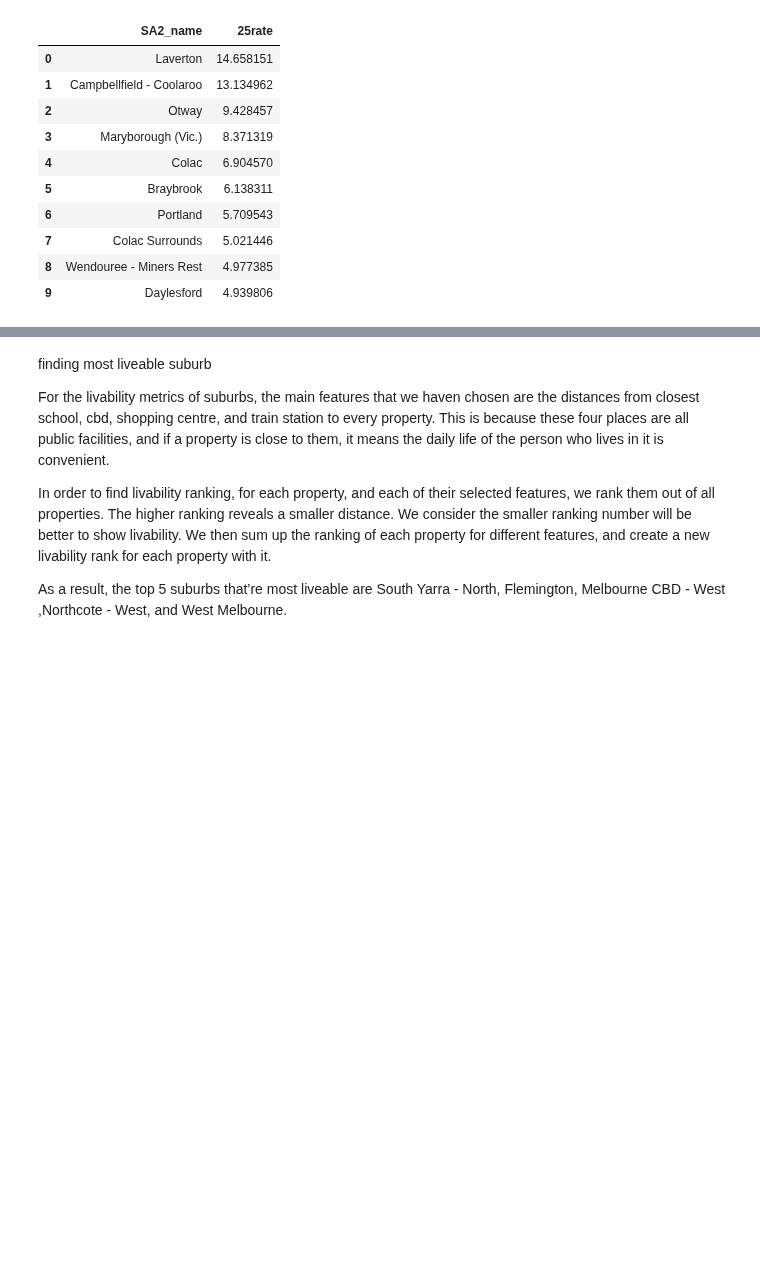
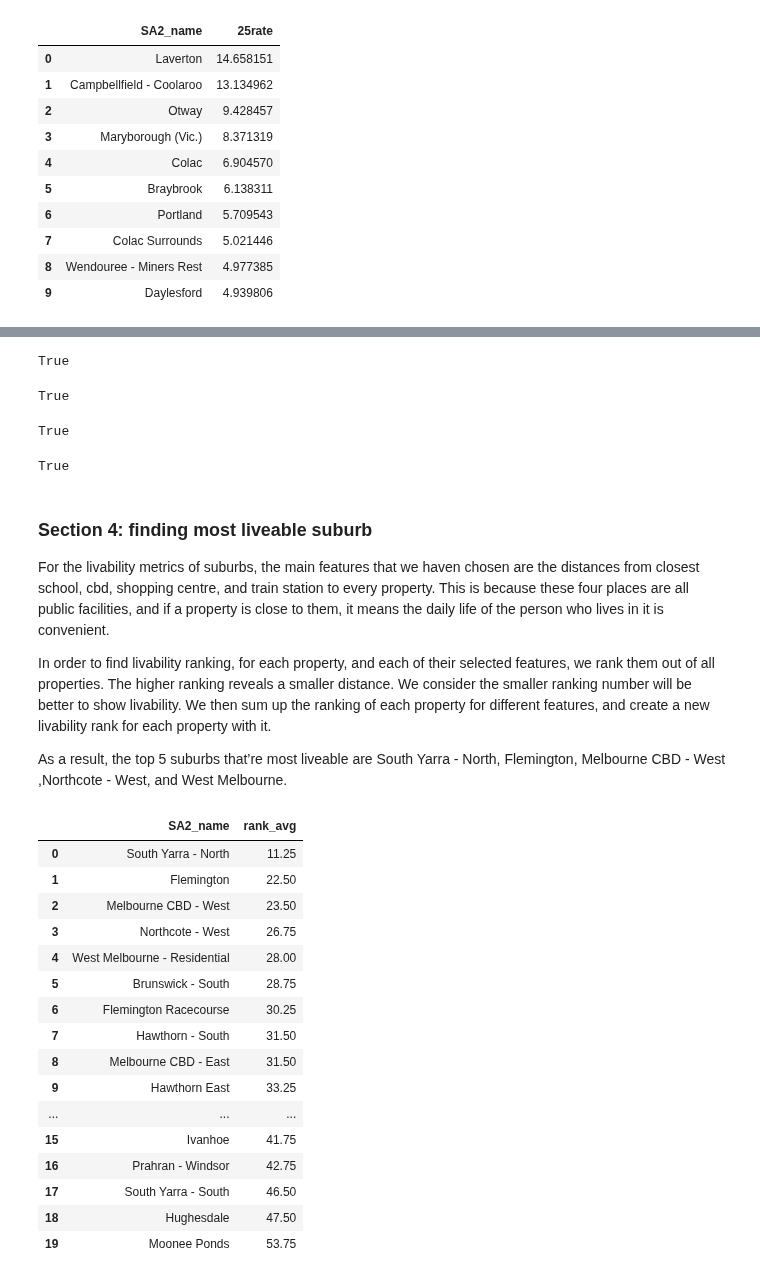
Before and after one commit to MAST30034-Applied-Data-Science/generic-real-estate-consulting-project-group-22, a Jupyter notebook: notebooks/summary.ipynb, the cells around one changed output, grey strips where cells are left out. Cells and saved outputs as stored; diff of their text form; code cells hidden in the pictures; blank space fills up the shorter version.

```diff
--- a/notebooks/summary.ipynb
+++ b/notebooks/summary.ipynb
@@ -151,8 +154,40 @@ Interestingly, we found that many cheapest properties are concentrated around th
 For the routes from properties and schools, it seems that for each property, no matter how much its rental price is, it’s always close to its nearest school. We are delighted to see these results since it demonstrates a very completed and adequate education construction in each suburb.
 
 Properties that are around the CBD regardless of rental price are closer to shopping centres and train stations due to the relatively greater density of construction of infrastructures.
+# %%
+# visualise route to CBD
+file = '/plots/cbd_route.html'
+filepath = os.path.abspath(os.path.join(os.path.dirname("__file__"),os.path.pardir))
+file_uri = 'file:///' + filepath + file
+webbrowser.open_new_tab(file_uri)
+# %% [output]
+True
+# %%
+# visualise route to closest schools
+file = '/plots/school_route.html'
+filepath = os.path.abspath(os.path.join(os.path.dirname("__file__"),os.path.pardir))
+file_uri = 'file:///' + filepath + file
+webbrowser.open_new_tab(file_uri)
+# %% [output]
+True
+# %%
+# visualise route to closest shopping centre
+file = '/plots/shop_route.html'
+filepath = os.path.abspath(os.path.join(os.path.dirname("__file__"),os.path.pardir))
+file_uri = 'file:///' + filepath + file
+webbrowser.open_new_tab(file_uri)
+# %% [output]
+True
+# %%
+# visualise route to closest train station
+file = '/plots/station_route.html'
+filepath = os.path.abspath(os.path.join(os.path.dirname("__file__"),os.path.pardir))
+file_uri = 'file:///' + filepath + file
+webbrowser.open_new_tab(file_uri)
+# %% [output]
+True
 # %% [markdown]
-finding most liveable suburb
+### Section 4: finding most liveable suburb
 
 For the livability metrics of suburbs, the main features that we haven chosen are the distances from closest school, cbd, shopping centre, and train station to every property. This is because these four places are all public facilities, and if a property is close to them, it means the daily life of the person who lives in it is convenient.
 
@@ -160,3 +195,24 @@ In order to find livability ranking, for each property, and each of their select
 We then sum up the ranking of each property for different features, and create a new livability rank for each property with it.
 
 As a result, the top 5 suburbs that’re most liveable are South Yarra - North, Flemington, Melbourne CBD - West ,Northcote - West, and West Melbourne.
+# %%
+df = pd.read_csv('../data/curated/livable_suburb_2_top_20.csv')
+df
+# %% [output]
+|  | SA2_name | rank_avg |
+| 0 | South Yarra - North | 11.25 |
+| 1 | Flemington | 22.50 |
+| 2 | Melbourne CBD - West | 23.50 |
+| 3 | Northcote - West | 26.75 |
+| 4 | West Melbourne - Residential | 28.00 |
+| 5 | Brunswick - South | 28.75 |
+| 6 | Flemington Racecourse | 30.25 |
+| 7 | Hawthorn - South | 31.50 |
+| 8 | Melbourne CBD - East | 31.50 |
+| 9 | Hawthorn East | 33.25 |
+| ... | ... | ... |
+| 15 | Ivanhoe | 41.75 |
+| 16 | Prahran - Windsor | 42.75 |
+| 17 | South Yarra - South | 46.50 |
+| 18 | Hughesdale | 47.50 |
+| 19 | Moonee Ponds | 53.75 |
```
Also changed, not shown: parts of 14 cells of this notebook.
